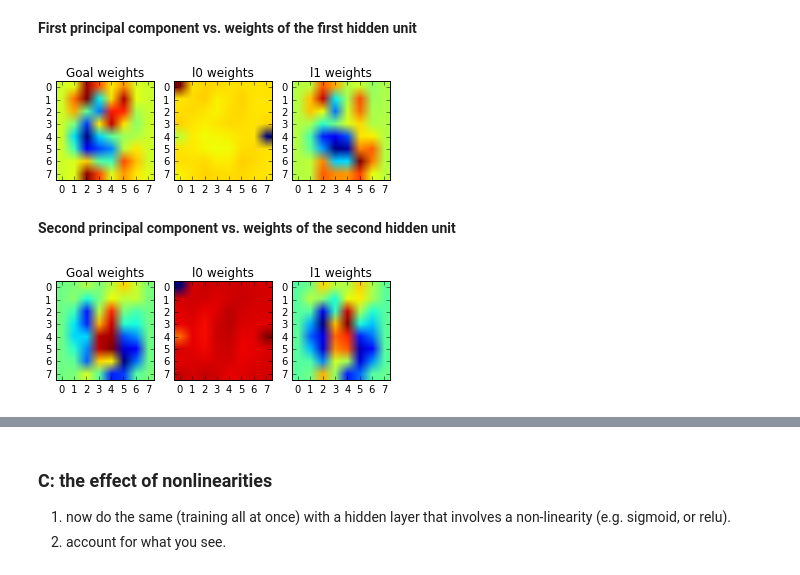
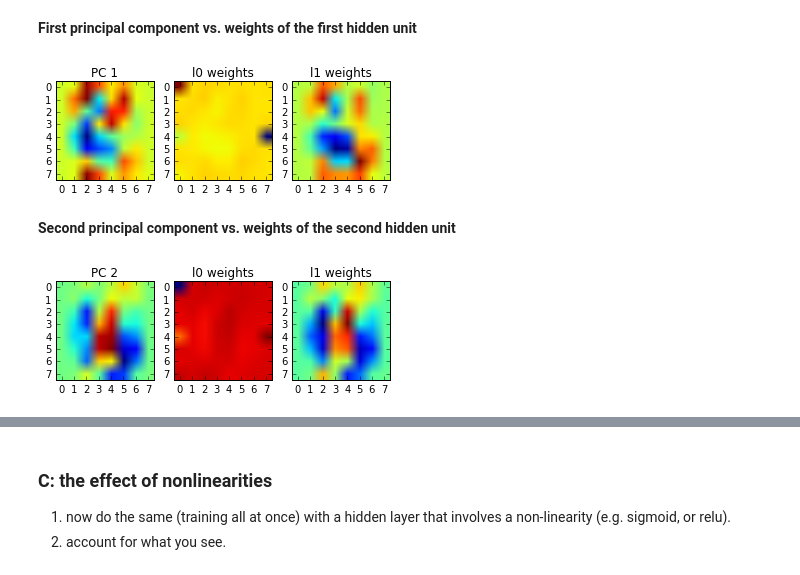
Before and after one commit to harryross263/comp421, a Jupyter notebook: Assignments/harry_second_assignment.ipynb, the cells around one changed output, grey strips where cells are left out. Drawn from its saved outputs; the diff is of its cells as text; code cells hidden in the pictures.

```diff
--- a/Assignments/harry_second_assignment.ipynb
+++ b/Assignments/harry_second_assignment.ipynb
@@ -120,7 +119,7 @@ def print_progress(iter):
         workdone = iter / (num_epochs * num_batches)
         print("\rTraining: [{0:50s}] {1:.1f}%".format('#' * int(workdone * 50), workdone*100), end="", flush=True)
 
-def display_weights(params, hidden_unit, goal_weights):
+def display_weights(params, hidden_unit, goal_weights, goal_title):
     """Plots the weights in params that connect to the specified
     hidden_unit against the goal_weights (goal_weights in this
     specific context will be one of the initial principal components.)
@@ -131,9 +130,9 @@ def display_weights(params, hidden_unit, goal_weights):
 
     fig.add_subplot(1, num_figs, 1)
     plt.imshow(np.reshape(goal_weights, (8, 8)))
-    plt.title("Goal weights")
+    plt.title(goal_title)
 
-    for i in range(num_params):
+    for i in range(len(params)):
         fig.add_subplot(1, num_figs, i + 2)
         layer_weights = (params[i])[0]
         if i == 0:
@@ -306,12 +308,12 @@ Training: [################################################# ] 99.9%
 # %% [markdown]
 __First principal component vs. weights of the first hidden unit__
 # %%
-display_weights(optimized_together_params, hidden_unit=0, goal_weights=pca.components_[0])
+display_weights(optimized_together_params, hidden_unit=0, goal_weights=pca.components_[0], goal_title="PC 1")
 # %% [output]
-[figure, old version]
+[figure, new version]
 # %% [markdown]
 __Second principal component vs. weights of the second hidden unit__
 # %%
-display_weights(optimized_together_params, hidden_unit=1, goal_weights=pca.components_[1])
+display_weights(optimized_together_params, hidden_unit=1, goal_weights=pca.components_[1], goal_title="PC 2")
 # %% [output]
-[figure, old version]
+[figure, new version]
```
Also changed, not shown: parts of 20 cells of this notebook, 2 other files.
